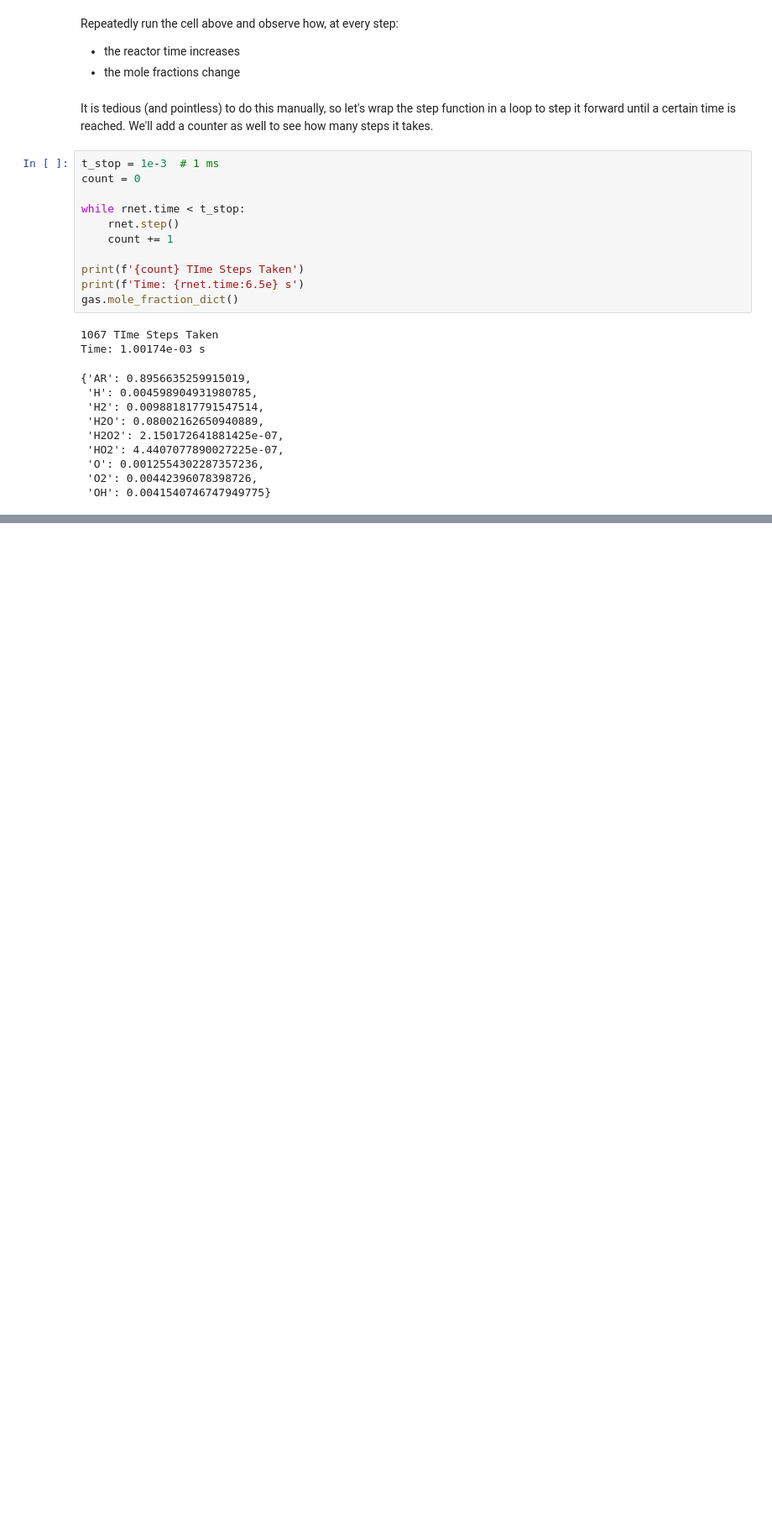
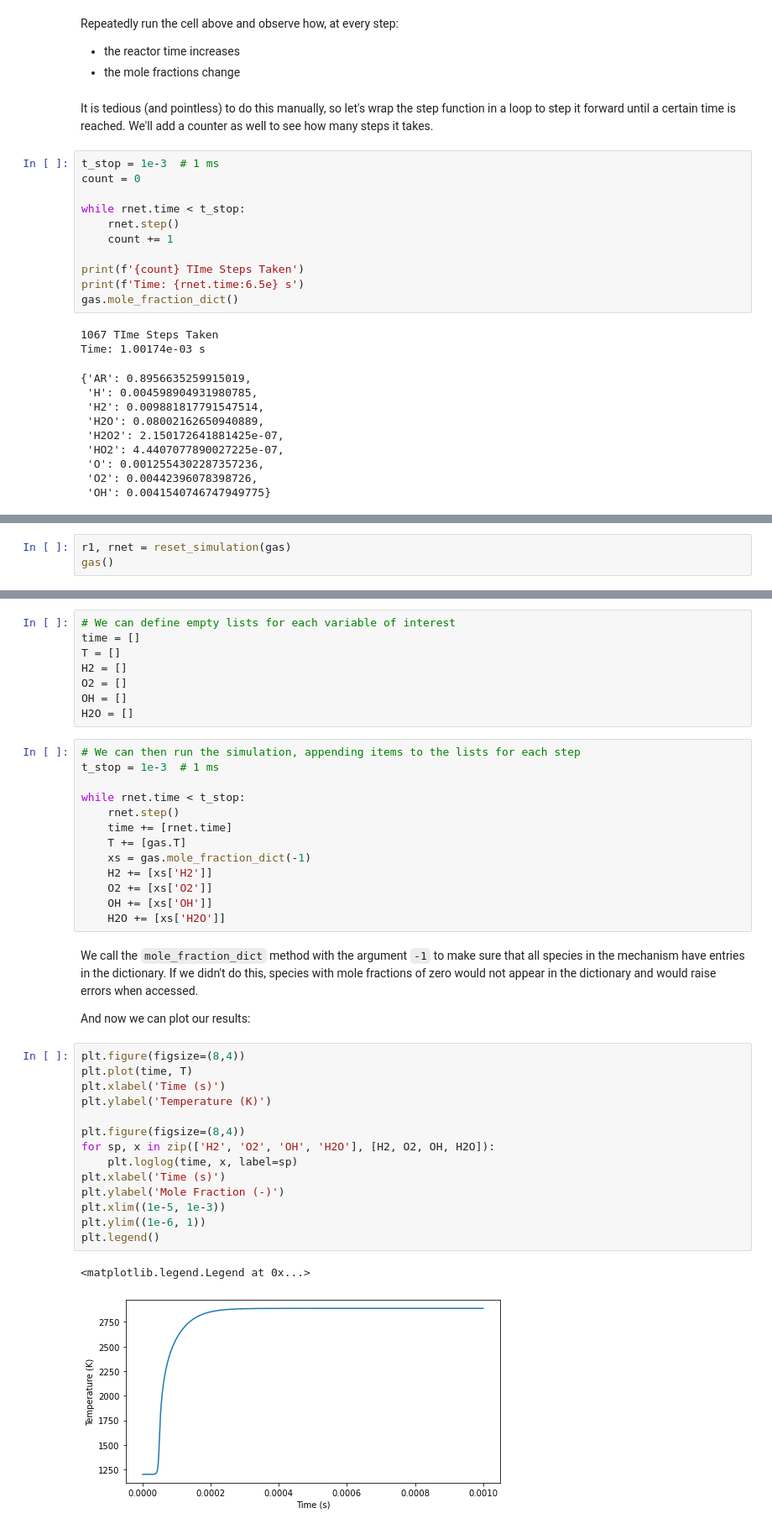
Before and after one commit to ajsusa/ME362B, a Jupyter notebook: notebooks/tutorial_2_cantera_functions.ipynb, the cells around one changed output, grey strips where cells are left out. Shown at 84% size. Saved outputs shown, nothing was run; the diff lists cells and outputs as text; blank space fills up the shorter version.

Commit message:
Extended tutorial_2_cantera_functions.ipynb to include saving time-series data
Signed-off-by: asusa <asusa@stanford.edu>

```diff
--- a/notebooks/tutorial_2_cantera_functions.ipynb
+++ b/notebooks/tutorial_2_cantera_functions.ipynb
@@ -319,0 +361,3 @@ Time: 1.00174e-03 s
+# %%
+r1, rnet = reset_simulation(gas)
+gas()
@@ -319,0 +396,45 @@ Time: 1.00174e-03 s
+# %%
+# We can define empty lists for each variable of interest
+time = []
+T = []
+H2 = []
+O2 = []
+OH = []
+H2O = []
+# %%
+# We can then run the simulation, appending items to the lists for each step
+t_stop = 1e-3  # 1 ms
+
+while rnet.time < t_stop:
+    rnet.step()
+    time += [rnet.time]
+    T += [gas.T]
+    xs = gas.mole_fraction_dict(-1)
+    H2 += [xs['H2']]
+    O2 += [xs['O2']]
+    OH += [xs['OH']]
+    H2O += [xs['H2O']]
+# %% [markdown]
+We call the `mole_fraction_dict` method with the argument `-1` to make sure that all species in the mechanism have
+ entries in the dictionary.
+If we didn't do this, species with mole fractions of zero would not appear in the dictionary and would raise errors
+ when accessed.
+
+And now we can plot our results:
+# %%
+plt.figure(figsize=(8,4))
+plt.plot(time, T)
+plt.xlabel('Time (s)')
+plt.ylabel('Temperature (K)')
+
+plt.figure(figsize=(8,4))
+for sp, x in zip(['H2', 'O2', 'OH', 'H2O'], [H2, O2, OH, H2O]):
+    plt.loglog(time, x, label=sp)
+plt.xlabel('Time (s)')
+plt.ylabel('Mole Fraction (-)')
+plt.xlim((1e-5, 1e-3))
+plt.ylim((1e-6, 1))
+plt.legend()
+# %% [output]
+<matplotlib.legend.Legend at 0x...>
+[figure, added]
```
Also changed, not shown: parts of 20 cells of this notebook, 1 other file.
